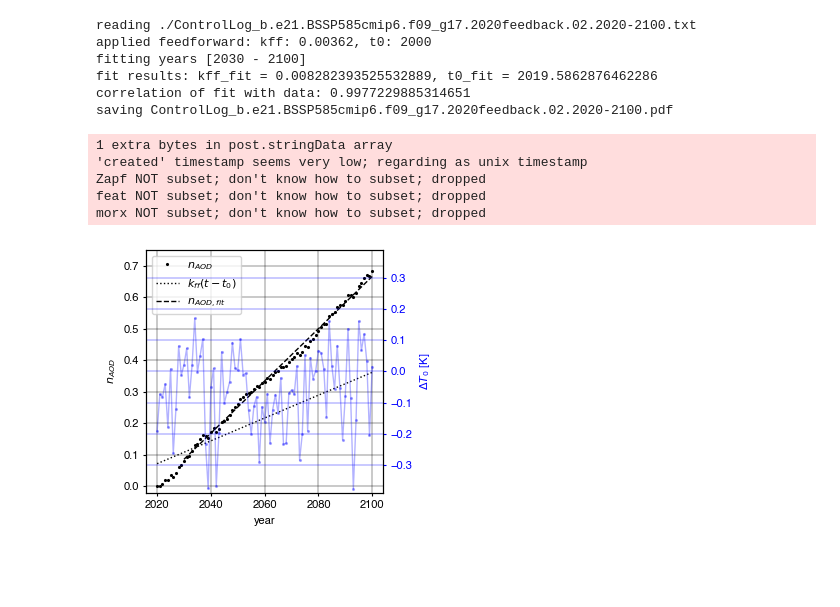
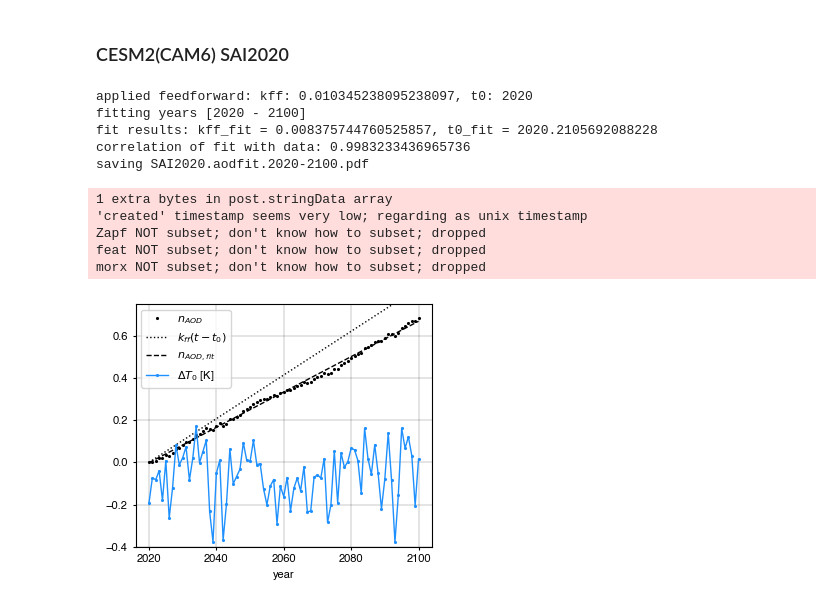
Before and after one commit to JdeJong96/CESM-CAM_SAI, a Jupyter notebook: controller/logs/plot_controllog.ipynb, the cells around one changed output. Cells and saved outputs as stored; diff of their text form; code cells hidden in the pictures; blank space fills up the shorter version.

```diff
--- a/controller/logs/plot_controllog.ipynb
+++ b/controller/logs/plot_controllog.ipynb
@@ -76,66 +186,29 @@ def linearfit(x,y,skip=10):
+# %% [markdown]
+### CESM2(CAM6) SAI2020
 # %%
-LOGFILE = './ControlLog_b.e21.BSSP585cmip6.f09_g17.2020feedback.02.2020-2100.txt'
-kff = 0.00362 # applied feedforward constant kff
-t0 = 2000  # applied feedforward base year
+figname = 'SAI2020.aodfit.2020-2100'
+ds = read_logfile('./ControlLog_b.e21.BSSP585cmip6.f09_g17.2020feedback.02.2020-2100.txt')
+CAM_WACCM_corrfac = 5.5/(5.5-1.3)
+kff = 0.0079 * CAM_WACCM_corrfac   # applied feedforward constant kff
+t0 = 2020       # applied feedforward base year
 x = 'Timestamp' # x-axis variable
-y1 = 'L0'; c = 'k'; ylim = [-0.02,0.75] # properties of left y-axis variable
-y2 = 'dT0'; c2 = 'b'; ylim2 = [-0.39, 0.39] # properties of right y-axis variable
-nskip = 10 # number of years to skip when fitting y1 data
-ext = '.pdf' # figure save format
+y1 = 'L0'; c = 'k'; ylim = [-0.4,0.75]     # properties of left y-axis variable
+y2 = 'dT0'; c2 = 'dodgerblue'; ylim2 = [-0.49, 0.49] # properties of right y-axis variable
+nskip = 0      # number of years to skip when fitting y1 data
+loc = 'upper left' # legend location
+ext = '.pdf'    # figure save format
 
-ds = read_logfile(LOGFILE)
-logname = os.path.splitext(os.path.basename(LOGFILE))[0]
-print("reading", LOGFILE)
-print(f"applied feedforward: kff: {kff}, t0: {t0}")
-
-# fit n_aod
-fit, coef = linearfit(ds[x],ds[y1], skip=nskip)
-baseyear = fit[0][0] - fit[1][0]/coef[0]
-r = np.corrcoef(fit[1],ds[y1][nskip:])[1,0]
-print(f"fitting years [{ds[x][nskip]} - {ds[x][-1]}]")
-print(f"fit results: kff_fit = {coef[0]}, t0_fit = {baseyear}")
-print(f"correlation of fit with data: {r}")
-
-# y plot (n_aod)
-fig = plt.figure()
-ax = fig.gca()
-ax.plot(ds[x], ds[y1],'.', c=c, label=r'$n_{AOD}$')
-ax.set_xlabel('year')
-ax.set_ylabel(r'$n_{AOD}$', c=c)
-ax.set_ylim(ylim)
-ax.grid(c=c, axis='both', lw=.3)
-ax.tick_params(axis='y', color=c, labelcolor=c)
-
-# fit plots
-p1=ax.plot(ds[x], kff*(ds[x]-t0), ':', c=c,label=r'$k_{ff}(t-t_{0})$')
-ax.plot(*(fit),'--', c=c,label=(r'$n_{AOD,fit}$'))
-# ax.text(2053,0.56,r'$k_{ff}$'+f' = {kff}\n'+r'$t_0$'+f' = {t0}\n'+r'$k_{ff,fit}$'
-#         +f' = {coef[0]:0.5f} \n'+r'$t_{0,fit}$'+f' = {baseyear:0.2f})')
-ax.legend(loc='upper left')
-
-# y2 plot (dT)
-ax2 = ax.twinx()
-p2 = ax2.plot(ds[x], ds[y2], '.-', c=c2, label=r'$\DeltadT_0$',alpha=0.3)
-ax2.set_ylabel(r'$\Delta T_0$ [K]',c=c2)
-ax2.grid(axis='y', c=c2, lw=.3)
-ax2.tick_params(axis='y', color=c2, labelcolor=c2)
-ax2.set_ylim(ylim2)
-
-fig.tight_layout()
-print(f"saving {logname+ext}")
-fig.savefig(logname+ext, dpi=300, transparent=False)
-plt.show()
+logfileplot_v1(ds, figname=figname)
 # %% [output]
-reading ./ControlLog_b.e21.BSSP585cmip6.f09_g17.2020feedback.02.2020-2100.txt
-applied feedforward: kff: 0.00362, t0: 2000
-fitting years [2030 - 2100]
-fit results: kff_fit = 0.008282393525532889, t0_fit = 2019.5862876462286
-correlation of fit with data: 0.9977229885314651
-saving ControlLog_b.e21.BSSP585cmip6.f09_g17.2020feedback.02.2020-2100.pdf
+applied feedforward: kff: 0.010345238095238097, t0: 2020
+fitting years [2020 - 2100]
+fit results: kff_fit = 0.008375744760525857, t0_fit = 2020.2105692088228
+correlation of fit with data: 0.9983233436965736
+saving SAI2020.aodfit.2020-2100.pdf
 1 extra bytes in post.stringData array
 'created' timestamp seems very low; regarding as unix timestamp
 Zapf NOT subset; don't know how to subset; dropped
 feat NOT subset; don't know how to subset; dropped
 morx NOT subset; don't know how to subset; dropped
-[figure, old version]
+[figure, new version]
 # %%
```
Also changed, not shown: parts of 11 cells of this notebook, 14 other files.
